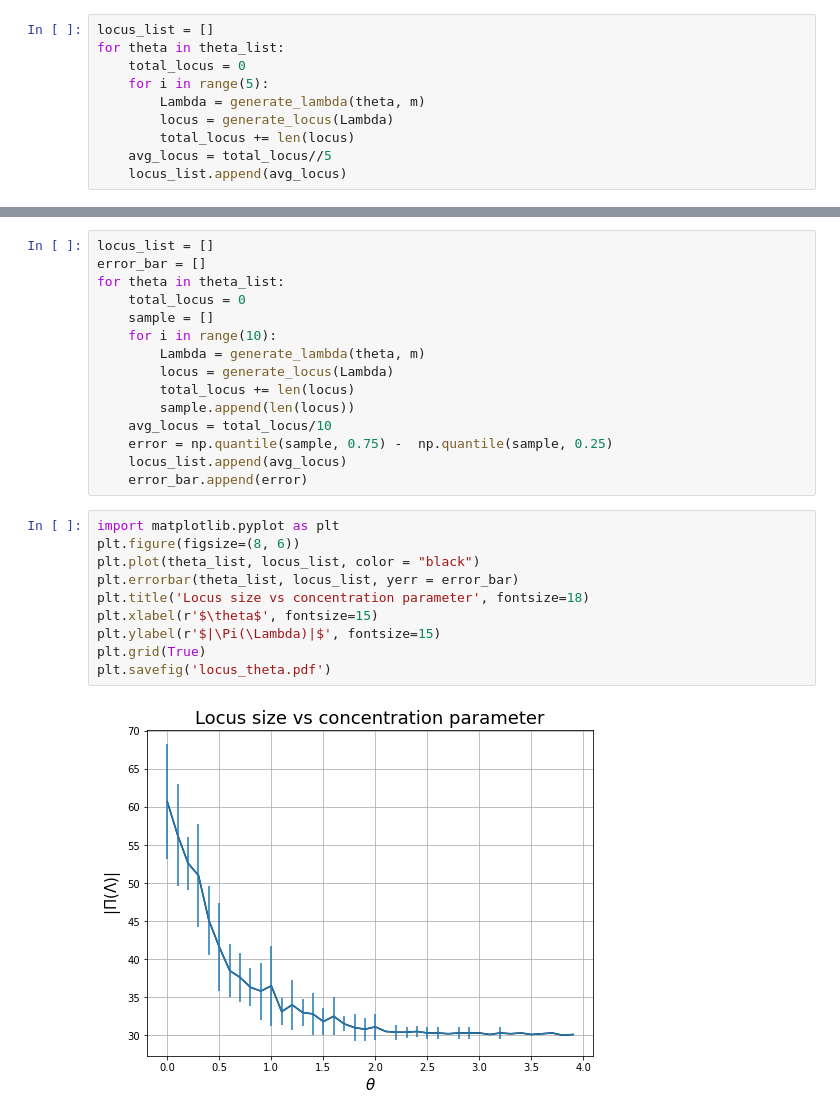
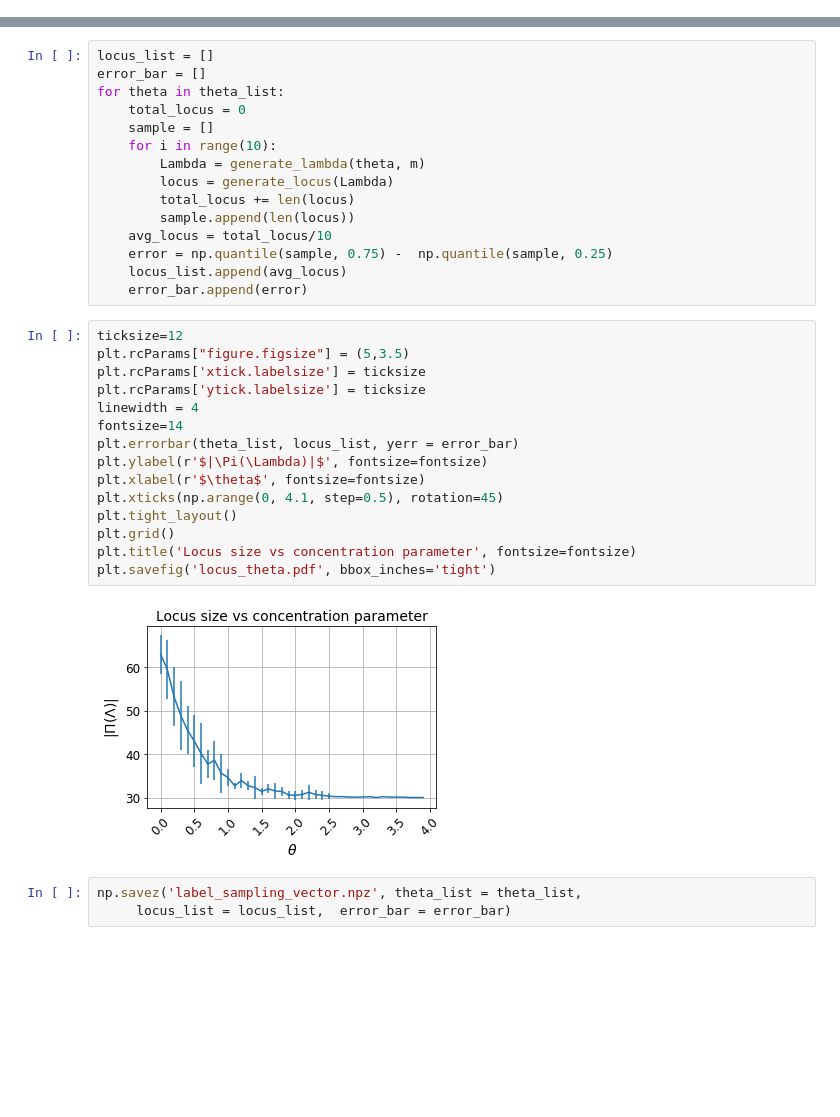
Before and after one commit to SprocketLab/loki, a Jupyter notebook: label_sampling/synthetic_label_sampling.ipynb, the cells around one changed output, grey strips where cells are left out. Cells and saved outputs as stored; diff of their text form; blank space fills up the shorter version.

Commit message:
update label sampling example

```diff
--- a/label_sampling/synthetic_label_sampling.ipynb
+++ b/label_sampling/synthetic_label_sampling.ipynb
@@ -58,10 +51,0 @@ while theta <= 4:
-# %%
-locus_list = []
-for theta in theta_list:
-    total_locus = 0
-    for i in range(5):
-        Lambda = generate_lambda(theta, m)
-        locus = generate_locus(Lambda)
-        total_locus += len(locus)
-    avg_locus = total_locus//5
-    locus_list.append(avg_locus)
@@ -98,15 +71,23 @@ for theta in theta_list:
     error = np.quantile(sample, 0.75) -  np.quantile(sample, 0.25)
     locus_list.append(avg_locus)
     error_bar.append(error)
-# %%
-import matplotlib.pyplot as plt
-plt.figure(figsize=(8, 6))
-plt.plot(theta_list, locus_list, color = "black")
-plt.errorbar(theta_list, locus_list, yerr = error_bar)
-plt.title('Locus size vs concentration parameter', fontsize=18)
-plt.xlabel(r'$\theta$', fontsize=15)
-plt.ylabel(r'$|\Pi(\Lambda)|$', fontsize=15)
-plt.grid(True)
-plt.savefig('locus_theta.pdf')
-# %% [output]
-[figure, removed]
+# %%
+ticksize=12
+plt.rcParams["figure.figsize"] = (5,3.5)
+plt.rcParams['xtick.labelsize'] = ticksize
+plt.rcParams['ytick.labelsize'] = ticksize
+linewidth = 4
+fontsize=14
+plt.errorbar(theta_list, locus_list, yerr = error_bar)
+plt.ylabel(r'$|\Pi(\Lambda)|$', fontsize=fontsize)
+plt.xlabel(r'$\theta$', fontsize=fontsize)
+plt.xticks(np.arange(0, 4.1, step=0.5), rotation=45)
+plt.tight_layout()
+plt.grid()
+plt.title('Locus size vs concentration parameter', fontsize=fontsize)
+plt.savefig('locus_theta.pdf', bbox_inches='tight')
+# %% [output]
+[figure, added]
+# %%
+np.savez('label_sampling_vector.npz', theta_list = theta_list,
+     locus_list = locus_list,  error_bar = error_bar)
```
Also changed, not shown: parts of 5 cells of this notebook, 4 other files.
